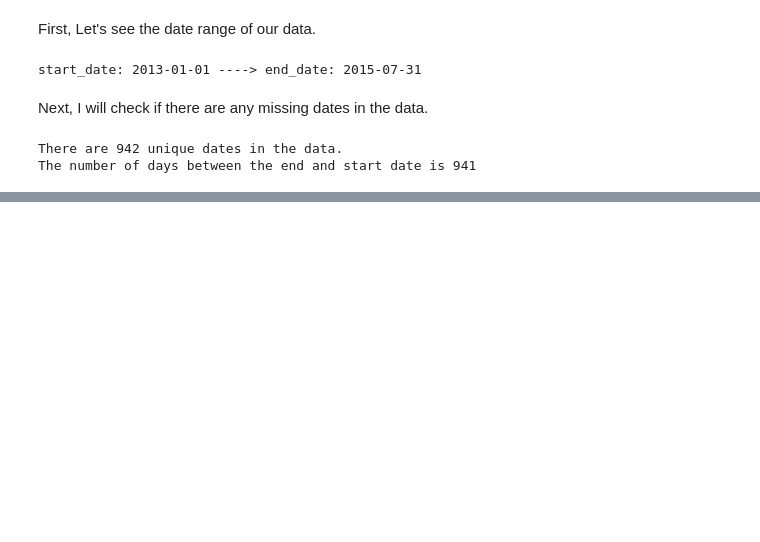
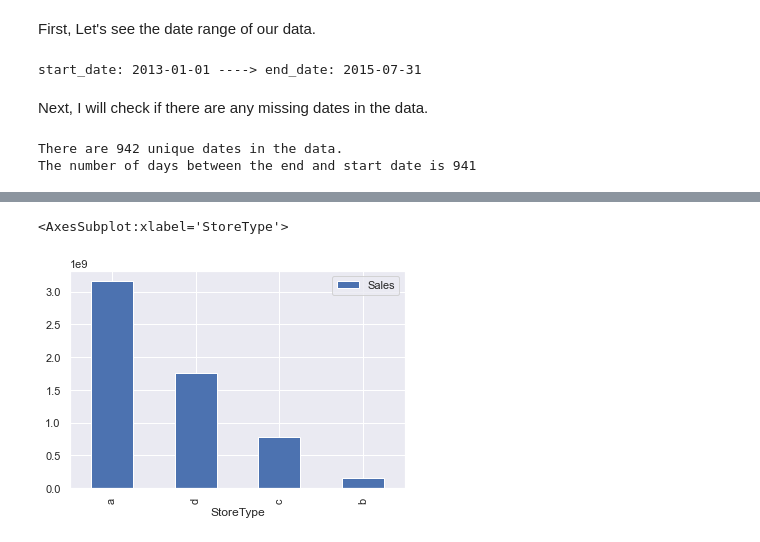
Before and after one commit to Hen0k/Rossmann-Pharmaceuticals-Sales-Forcast, a Jupyter notebook: notebooks/sales_data_exploration.ipynb, the cells around one changed output, grey strips where cells are left out. Drawn from its saved outputs; the diff is of its cells as text; code cells hidden in the pictures; blank space fills up the shorter version.

```diff
--- a/notebooks/sales_data_exploration.ipynb
+++ b/notebooks/sales_data_exploration.ipynb
@@ -104,0 +224,7 @@ There are no missing entries in the timeseries component of the data
+# %%
+grouped_by_storetype = df.groupby('StoreType')['Sales'].sum().to_frame().sort_values(by='Sales', ascending=False)
+# store_type_color = {'a': 'blue', 'b': 'red', 'c': 'green', 'd': 'teal'}
+grouped_by_storetype.plot.bar()
+# %% [output]
+<AxesSubplot:xlabel='StoreType'>
+[figure, added]
```
Also changed, not shown: parts of 26 cells of this notebook.
